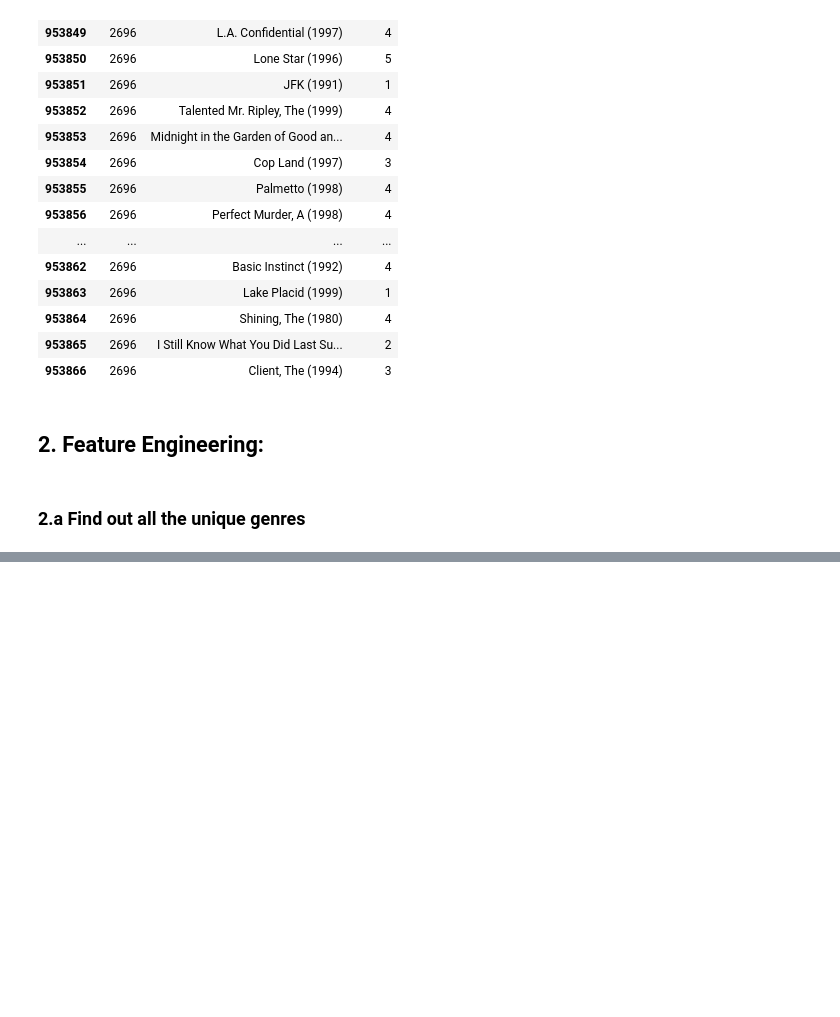
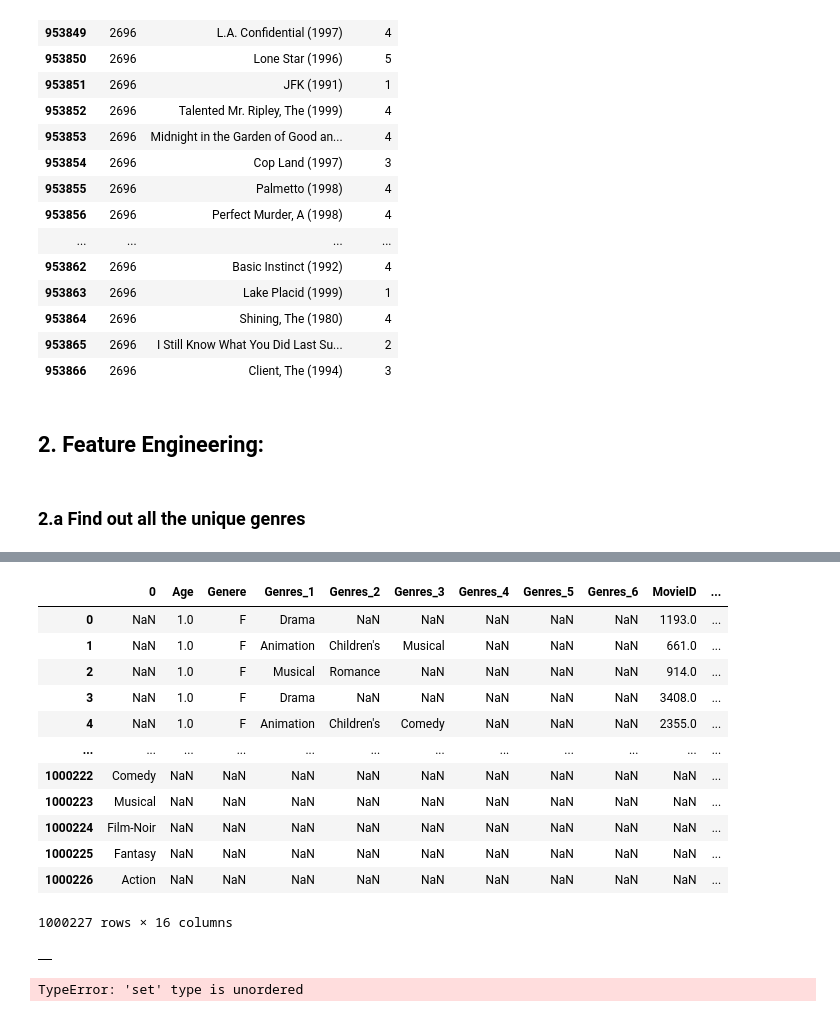
Before and after one commit to kdeepakkumarbk/DataSci_WithPy_DPK, a Jupyter notebook: _projects/project2/src/Movielens_Case_Study.ipynb, the cells around one changed output, grey strips where cells are left out. Cells and saved outputs as stored; diff of their text form; code cells hidden in the pictures; blank space fills up the shorter version.

Commit message:
Project 2 error adding one hot coding coding

```diff
--- a/_projects/project2/src/Movielens_Case_Study.ipynb
+++ b/_projects/project2/src/Movielens_Case_Study.ipynb
@@ -353,0 +418,26 @@ Unique_generes_Set
+# %%
+Merged_master_data = pd.concat([Master_Data,Unique_generes_df],ignore_index=True)
+Merged_master_data
+# %% [output]
+|  | 0 | Age | Genere | Genres_1 | Genres_2 | Genres_3 | Genres_4 | Genres_5 | Genres_6 | MovieID | ... |
+| 0 | NaN | 1.0 | F | Drama | NaN | NaN | NaN | NaN | NaN | 1193.0 | ... |
+| 1 | NaN | 1.0 | F | Animation | Children's | Musical | NaN | NaN | NaN | 661.0 | ... |
+| 2 | NaN | 1.0 | F | Musical | Romance | NaN | NaN | NaN | NaN | 914.0 | ... |
+| 3 | NaN | 1.0 | F | Drama | NaN | NaN | NaN | NaN | NaN | 3408.0 | ... |
+| 4 | NaN | 1.0 | F | Animation | Children's | Comedy | NaN | NaN | NaN | 2355.0 | ... |
+| ... | ... | ... | ... | ... | ... | ... | ... | ... | ... | ... | ... |
+| 1000222 | Comedy | NaN | NaN | NaN | NaN | NaN | NaN | NaN | NaN | NaN | ... |
+| 1000223 | Musical | NaN | NaN | NaN | NaN | NaN | NaN | NaN | NaN | NaN | ... |
+| 1000224 | Film-Noir | NaN | NaN | NaN | NaN | NaN | NaN | NaN | NaN | NaN | ... |
+| 1000225 | Fantasy | NaN | NaN | NaN | NaN | NaN | NaN | NaN | NaN | NaN | ... |
+| 1000226 | Action | NaN | NaN | NaN | NaN | NaN | NaN | NaN | NaN | NaN | ... |
+1000227 rows × 16 columns
+# %%
+df_generes_OHE = pd.DataFrame()
+df_generes_OHE
+# %% [output]
+|  |
+# %%
+pd.get_dummies(Unique_generes_Set)
+# %% [output]
+TypeError: 'set' type is unordered
```
Also changed, not shown: parts of 6 cells of this notebook.
